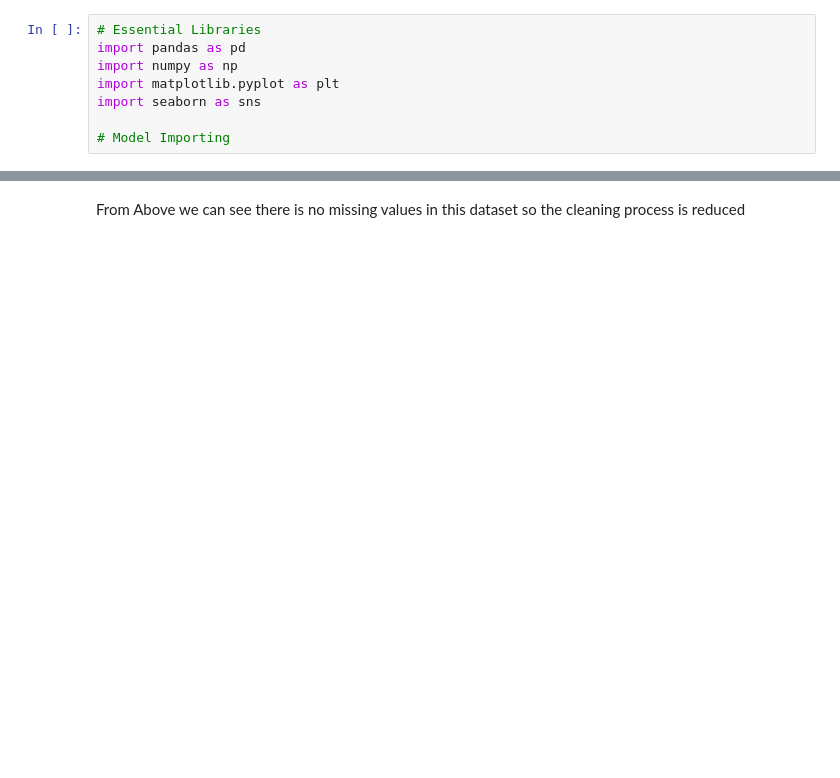
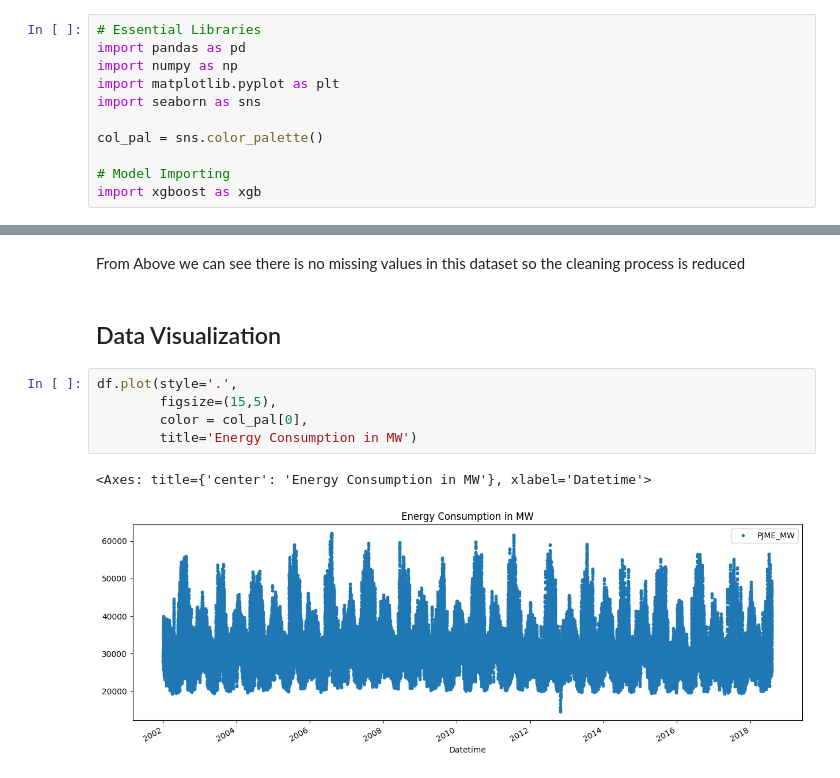
Before and after one commit to RoboZe-01/Machine-Learning-Projects, a Jupyter notebook: XGboost Based Energy Consumption prediction/notebook.ipynb, the cells around one changed output, grey strips where cells are left out. Cells and saved outputs as stored; diff of their text form; blank space fills up the shorter version.

```diff
--- a/XGboost Based Energy Consumption prediction/notebook.ipynb
+++ b/XGboost Based Energy Consumption prediction/notebook.ipynb
@@ -9,7 +9,10 @@ import numpy as np
 import matplotlib.pyplot as plt
 import seaborn as sns
 
+col_pal = sns.color_palette()
+
 # Model Importing
+import xgboost as xgb
 # %% [markdown]
 ## Data collection
 # %%
@@ -55,3 +85,13 @@ PJME_MW     0
 dtype: int64
 # %% [markdown]
 From Above we can see there is no missing values in this dataset so the cleaning process is reduced
+# %% [markdown]
+## Data Visualization
+# %%
+df.plot(style='.',
+        figsize=(15,5),
+        color = col_pal[0],
+        title='Energy Consumption in MW')
+# %% [output]
+<Axes: title={'center': 'Energy Consumption in MW'}, xlabel='Datetime'>
+[figure, added]
```
Also changed, not shown: parts of 23 cells of this notebook.
